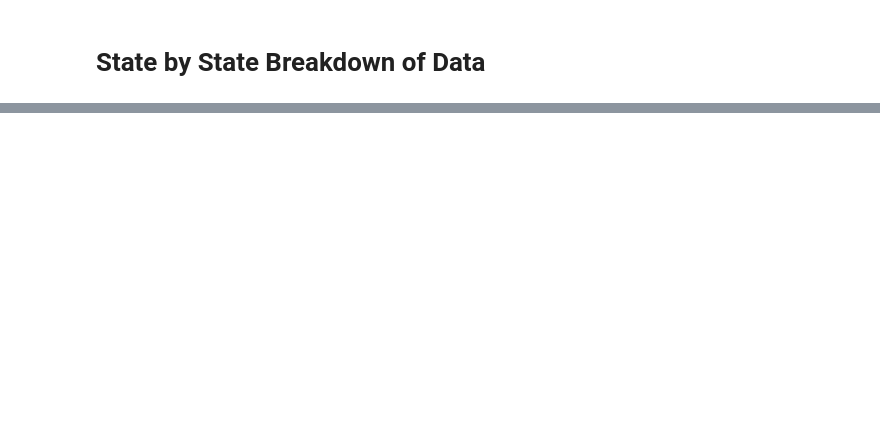
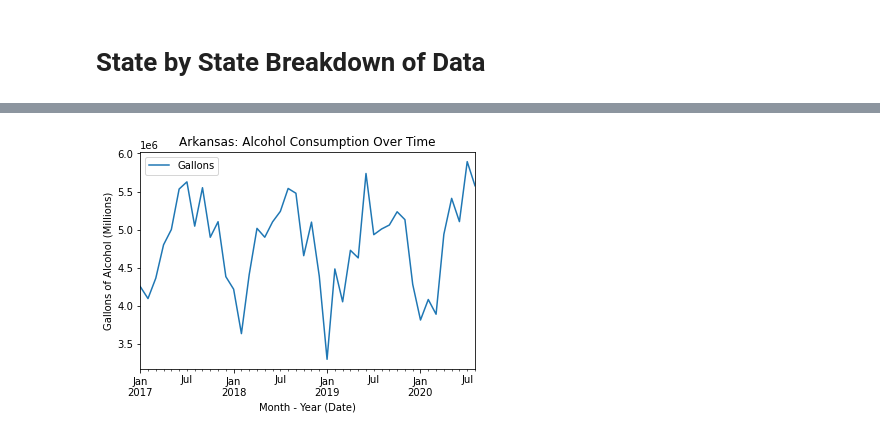
Before and after one commit to shadeetabasi/data-analysis-project-1, a Jupyter notebook: shadee/US_Alcohol_Consumption_Pre_Post_COVID19.ipynb, the cells around one changed output, grey strips where cells are left out. Saved outputs shown, nothing was run; the diff lists cells and outputs as text; code cells hidden in the pictures; blank space fills up the shorter version.

```diff
--- a/shadee/US_Alcohol_Consumption_Pre_Post_COVID19.ipynb
+++ b/shadee/US_Alcohol_Consumption_Pre_Post_COVID19.ipynb
@@ -120,0 +250,27 @@ total_ethanol = state_alcohol_sales_groupby["Gallons"].sum()
+# %%
+#Arkansas only
+arkansas_df = alcohol_sales_data.loc[alcohol_sales_data["State"] == 'Arkansas']
+
+#Groupby year
+arkansas_by_year = arkansas_df.groupby(['Month - Year (Date)'])
+
+# Find sum of gallons
+arkansas_total_gallons = arkansas_by_year["Gallons"].sum()
+
+# Find sum of ethanol
+arkansas_total_ethanol = arkansas_by_year["Ethanol"].sum()
+
+arkansas_avg_pop = arkansas_by_year["Population"].mean()
+
+# Find average pc
+arkansas_avg_pc = arkansas_by_year["PerCapita"].mean()
+
+cleaned_arkansas_df = pd.DataFrame({
+    "Gallons": arkansas_total_gallons,
+    "Ethanol": arkansas_total_ethanol,
+    "Population": arkansas_avg_pop,
+    "PerCapita": arkansas_avg_pc
+
+})
+
+cleaned_arkansas_df.head()
@@ -120,0 +285,9 @@ total_ethanol = state_alcohol_sales_groupby["Gallons"].sum()
+# %%
+#Plot Arkansas
+cleaned_arkansas_df.plot.line( y='Gallons', title="Arkansas: Alcohol Consumption Over Time")
+plt.ylabel('Gallons of Alcohol (Millions)')
+
+#Save figure to PNG
+plt.savefig("arkansas_alcohol_consumption.png")
+# %% [output]
+[figure, added]
```
Also changed, not shown: parts of 65 cells of this notebook, 18 other files.
